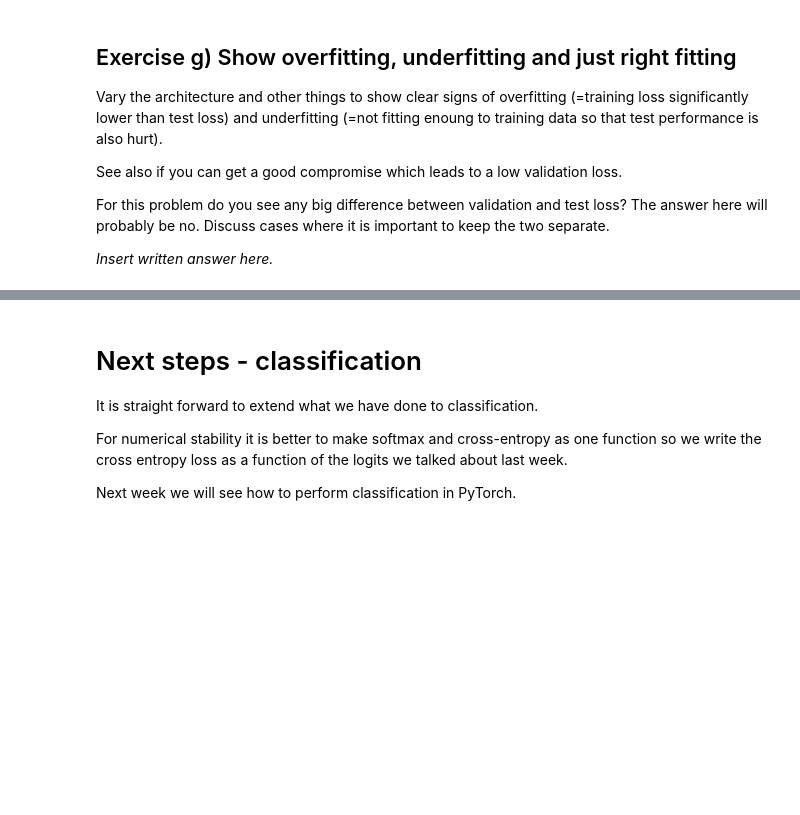
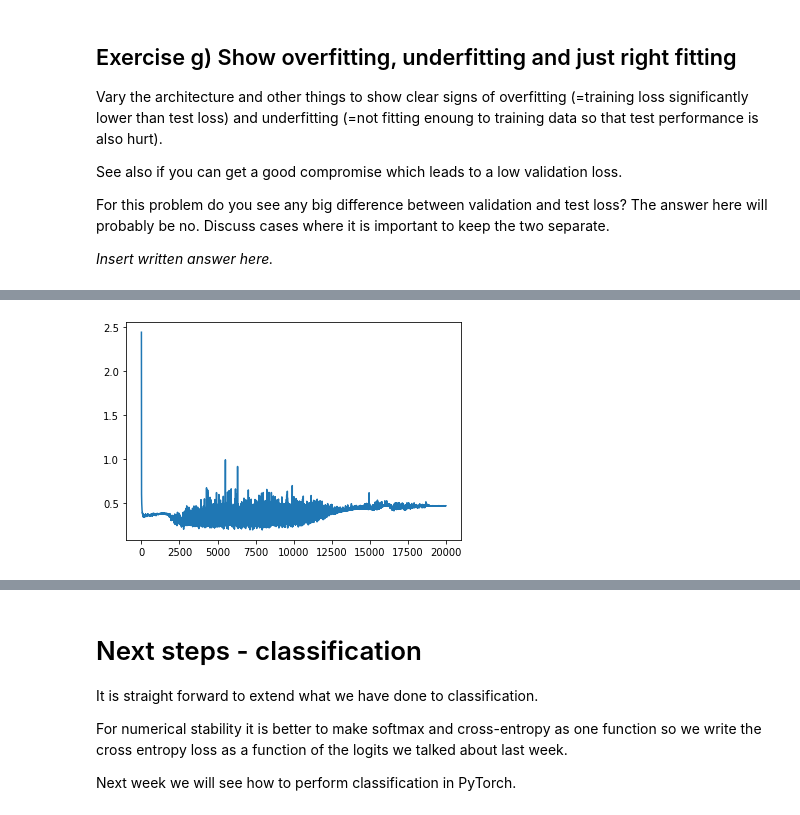
Before and after one commit to LukaAvbreht/02456-deep-learning-with-PyTorch, a Jupyter notebook: 2_Feedforward_NumPy/2.1-FNN-NumPy.ipynb, the cells around one changed output, grey strips where cells are left out. Saved outputs shown, nothing was run; the diff lists cells and outputs as text; code cells hidden in the pictures; blank space fills up the shorter version.

```diff
--- a/2_Feedforward_NumPy/2.1-FNN-NumPy.ipynb
+++ b/2_Feedforward_NumPy/2.1-FNN-NumPy.ipynb
@@ -606,7 +606,7 @@ def backward_pass(x, t, y, z, a, NN, activations, loss):
                                                                # Delta: d_C_d_z (element-wise mult) derivative of the activation layers
                                                                #  delta shape: as above; d_z shape: (b, i)
 
-        delta = np.einsum('bo, bo -> bo', d_C_d_z, d_a[-l])
+        delta = np.einsum('bo, bo -> bo', d_C_d_z, d_a[-l-1])
 
         g_b.append(np.mean(delta, axis=0))
         g_w.append(np.mean(np.einsum('bo, bi -> bio', delta, z[-l-2]), axis=0)) # Derivative of cost with respect to weights in layer l:
@@ -866,0 +952,4 @@ _Insert written answer here._
+# %%
+plt.plot(range(len(train_loss)), train_loss);
+# %% [output]
+[figure, added]
```
Also changed, not shown: parts of 19 cells of this notebook.
